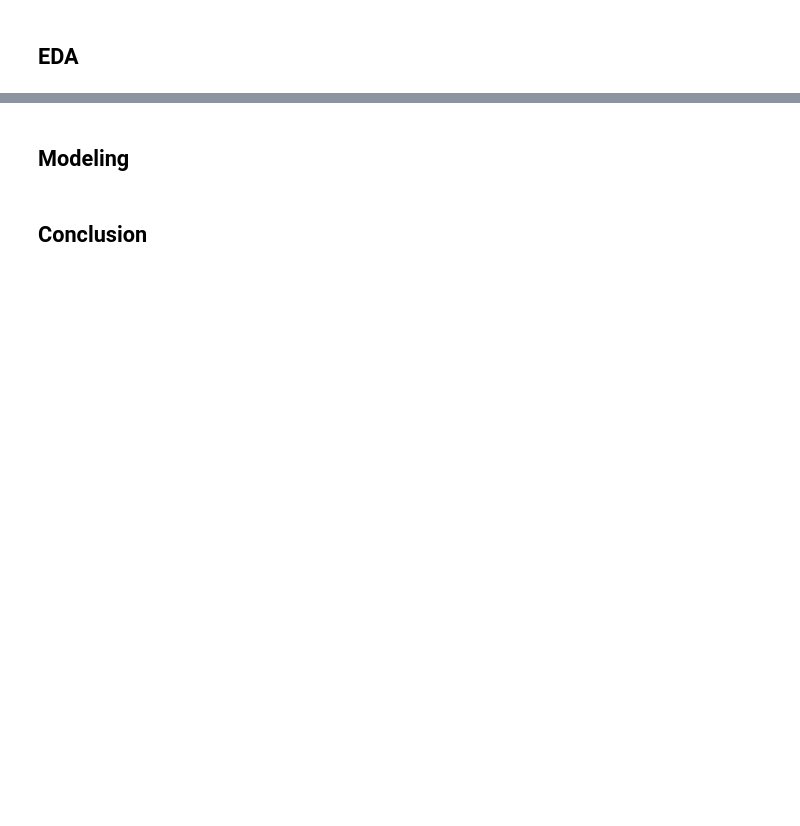
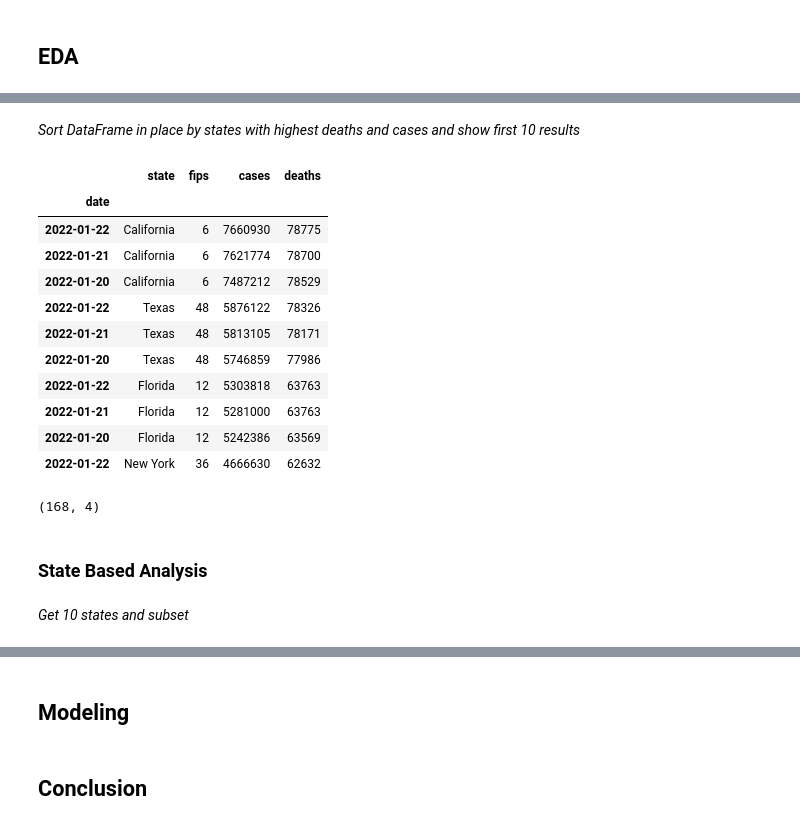
Before and after one commit to LoicSteve/data-science-portfolio, a Jupyter notebook: data_science.ipynb, the cells around one changed output, grey strips where cells are left out. Cells and saved outputs as stored; diff of their text form; code cells hidden in the pictures; blank space fills up the shorter version.

```diff
--- a/data_science.ipynb
+++ b/data_science.ipynb
@@ -8,0 +62,6 @@ import pandas as pd
+# %%
+df = pd.read_csv("https://raw.githubusercontent.com/nytimes/covid-19-data/master/us-states.csv")
+df["date"] = pd.to_datetime(df["date"])
+df = df.set_index("date")
+print(f"Columns: {df.columns}")
+df.index
@@ -8,0 +99,26 @@ import pandas as pd
+# %% [markdown]
+*Sort DataFrame in place by states with highest deaths and cases and show first 10 results*
+# %%
+current_df = df.loc[daybefore:today].sort_values(by=["deaths", "cases"], ascending=False)
+current_df.head(10)
+# %% [output]
+|  | state | fips | cases | deaths |
+| date |  |  |  |  |
+| 2022-01-22 | California | 6 | 7660930 | 78775 |
+| 2022-01-21 | California | 6 | 7621774 | 78700 |
+| 2022-01-20 | California | 6 | 7487212 | 78529 |
+| 2022-01-22 | Texas | 48 | 5876122 | 78326 |
+| 2022-01-21 | Texas | 48 | 5813105 | 78171 |
+| 2022-01-20 | Texas | 48 | 5746859 | 77986 |
+| 2022-01-22 | Florida | 12 | 5303818 | 63763 |
+| 2022-01-21 | Florida | 12 | 5281000 | 63763 |
+| 2022-01-20 | Florida | 12 | 5242386 | 63569 |
+| 2022-01-22 | New York | 36 | 4666630 | 62632 |
+# %%
+current_df.shape
+# %% [output]
+(168, 4)
+# %% [markdown]
+### State Based Analysis
+# %% [markdown]
+*Get 10 states and subset*
```
Also changed, not shown: parts of 27 cells of this notebook.
